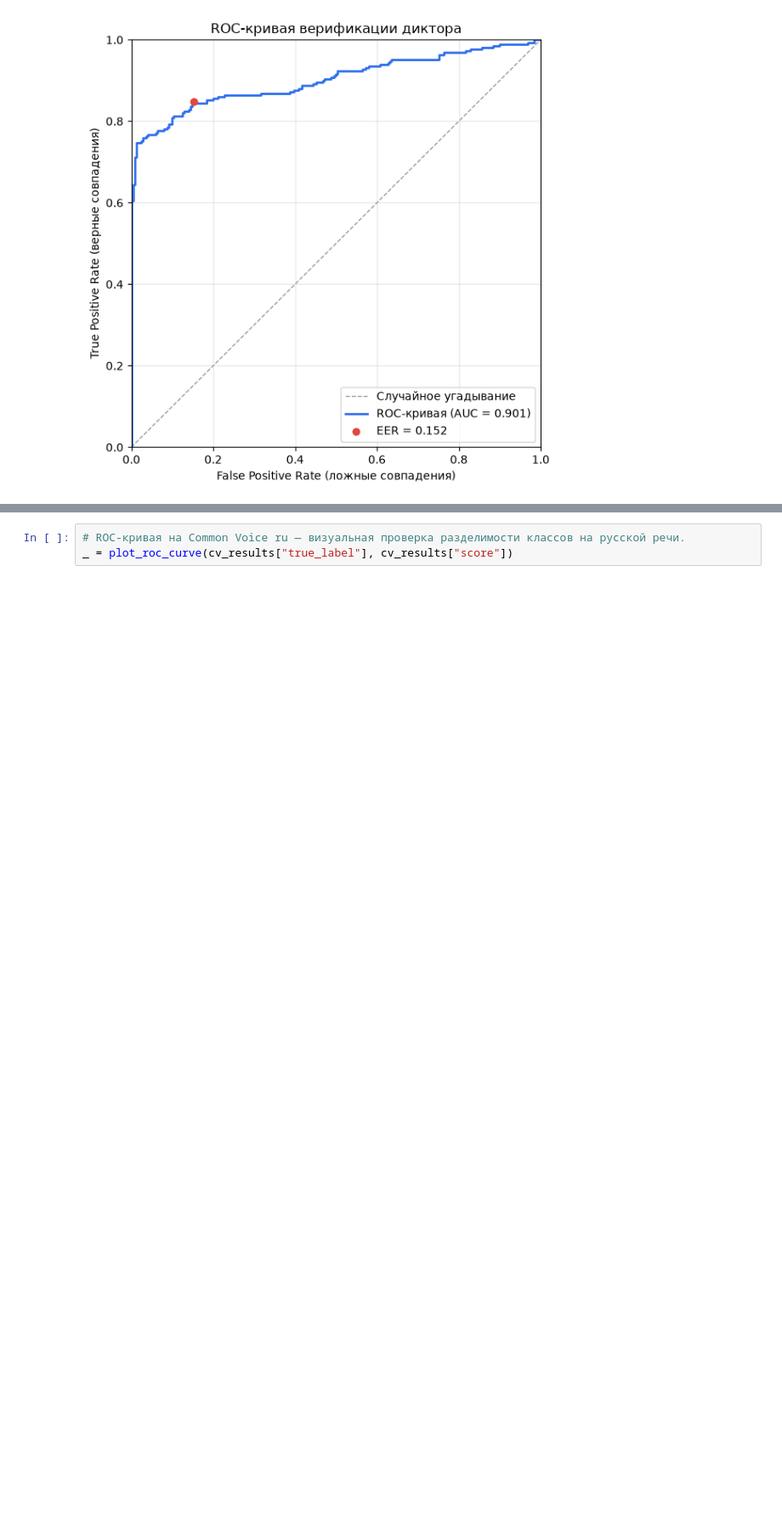
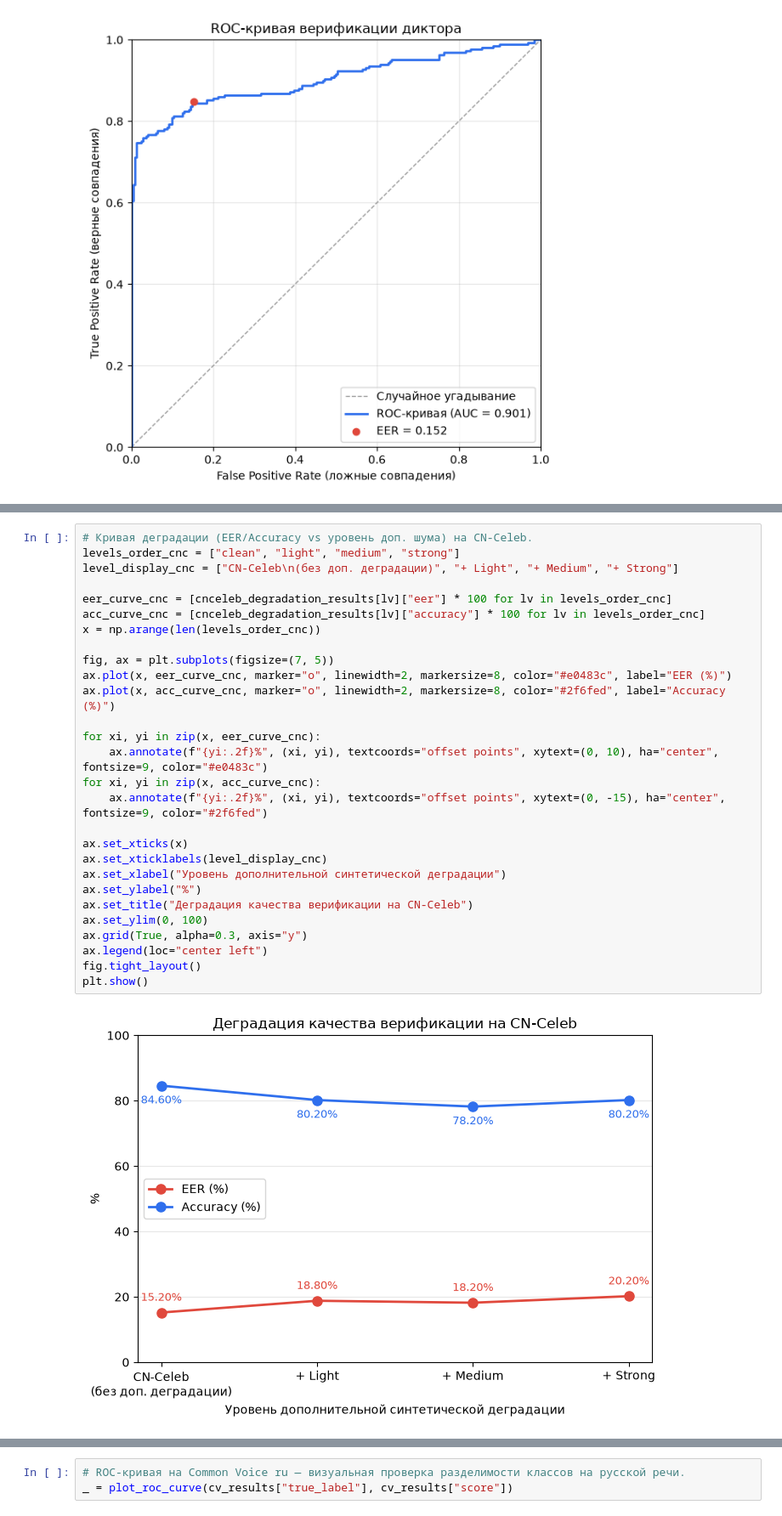
Before and after one commit to Artyom112/mia_task, a Jupyter notebook: validation.ipynb, the cells around one changed output, grey strips where cells are left out. Shown at 85% size. Drawn from its saved outputs; the diff is of its cells as text; blank space fills up the shorter version.

```diff
--- a/validation.ipynb
+++ b/validation.ipynb
@@ -733,3 +833,33 @@ _ = plot_roc_curve(cnceleb_results["true_label"], cnceleb_results["score"])
+# %%
+# Кривая деградации (EER/Accuracy vs уровень доп. шума) на CN-Celeb.
+levels_order_cnc = ["clean", "light", "medium", "strong"]
+level_display_cnc = ["CN-Celeb\n(без доп. деградации)", "+ Light", "+ Medium", "+ Strong"]
+
+eer_curve_cnc = [cnceleb_degradation_results[lv]["eer"] * 100 for lv in levels_order_cnc]
+acc_curve_cnc = [cnceleb_degradation_results[lv]["accuracy"] * 100 for lv in levels_order_cnc]
+x = np.arange(len(levels_order_cnc))
+
+fig, ax = plt.subplots(figsize=(7, 5))
+ax.plot(x, eer_curve_cnc, marker="o", linewidth=2, markersize=8, color="#e0483c", label="EER (%)")
+ax.plot(x, acc_curve_cnc, marker="o", linewidth=2, markersize=8, color="#2f6fed", label="Accuracy (%)")
+
+for xi, yi in zip(x, eer_curve_cnc):
+    ax.annotate(f"{yi:.2f}%", (xi, yi), textcoords="offset points", xytext=(0, 10), ha="center", fontsize=9, color="#e0483c")
+for xi, yi in zip(x, acc_curve_cnc):
+    ax.annotate(f"{yi:.2f}%", (xi, yi), textcoords="offset points", xytext=(0, -15), ha="center", fontsize=9, color="#2f6fed")
+
+ax.set_xticks(x)
+ax.set_xticklabels(level_display_cnc)
+ax.set_xlabel("Уровень дополнительной синтетической деградации")
+ax.set_ylabel("%")
+ax.set_title("Деградация качества верификации на CN-Celeb")
+ax.set_ylim(0, 100)
+ax.grid(True, alpha=0.3, axis="y")
+ax.legend(loc="center left")
+fig.tight_layout()
+plt.show()
+# %% [output]
+[figure, added]
 # %% [markdown]
 ## Этап 5: Робастность на русскоязычном датасете (Common Voice ru)
 
```
Also changed, not shown: parts of 8 cells of this notebook, 5 other files.
